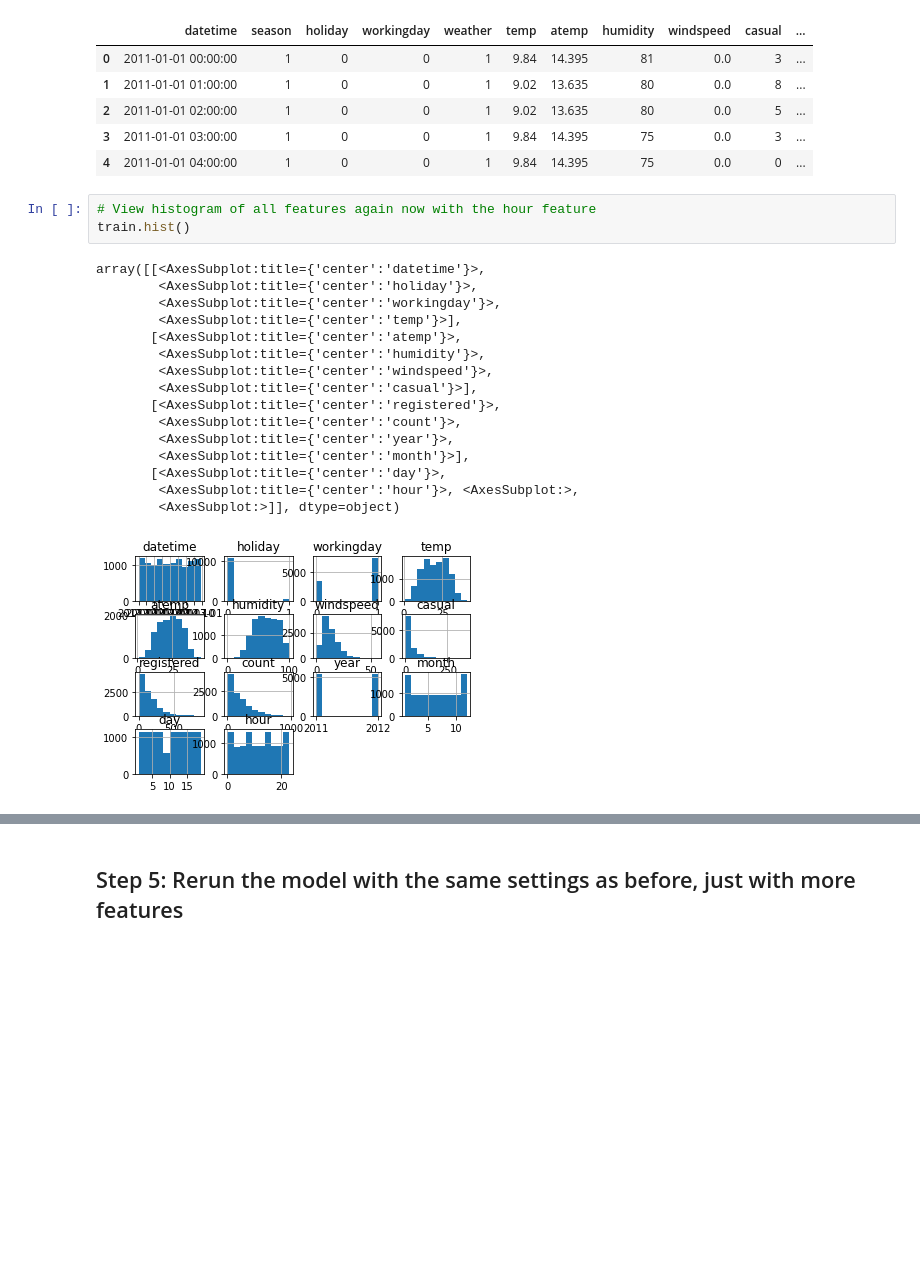
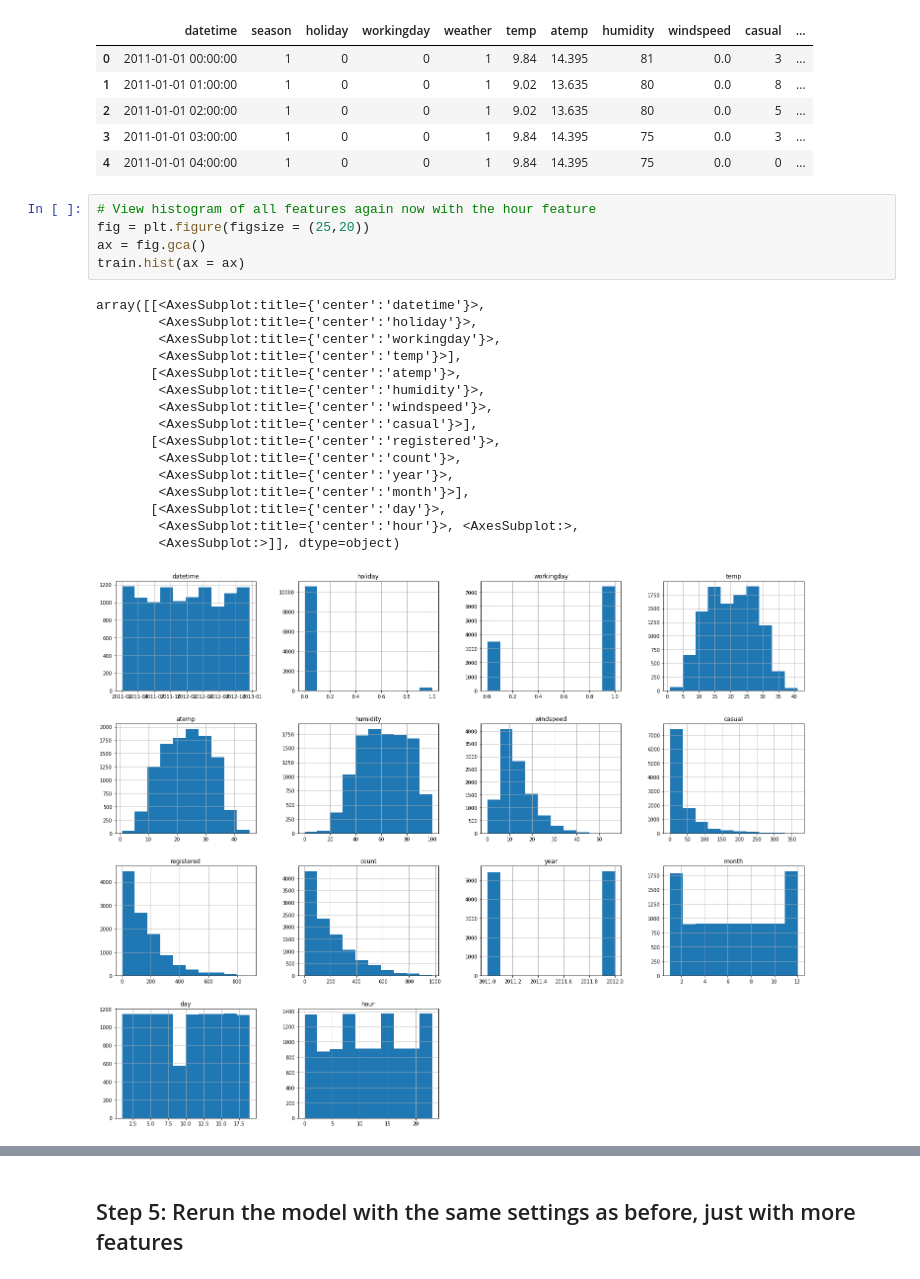
Before and after one commit to Afi83/nd009t-c1-intro-to-ml-project-starter, a Jupyter notebook: project-template.ipynb, the cells around one changed output, grey strips where cells are left out. Drawn from its saved outputs; the diff is of its cells as text; blank space fills up the shorter version.

```diff
--- a/project-template.ipynb
+++ b/project-template.ipynb
@@ -409,21 +412,23 @@ train.head()
 | 4 | 2011-01-01 04:00:00 | 1 | 0 | 0 | 1 | 9.84 | 14.395 | 75 | 0.0 | 0 | ... |
 # %%
 # View histogram of all features again now with the hour feature
-train.hist()
+fig = plt.figure(figsize = (25,20))
+ax = fig.gca()
+train.hist(ax = ax)
 # %% [output]
 array([[<AxesSubplot:title={'center':'datetime'}>,
         <AxesSubplot:title={'center':'holiday'}>,
         <AxesSubplot:title={'center':'workingday'}>,
         <AxesSubplot:title={'center':'temp'}>],
        [<AxesSubplot:title={'center':'atemp'}>,
         <AxesSubplot:title={'center':'humidity'}>,
         <AxesSubplot:title={'center':'windspeed'}>,
         <AxesSubplot:title={'center':'casual'}>],
        [<AxesSubplot:title={'center':'registered'}>,
         <AxesSubplot:title={'center':'count'}>,
         <AxesSubplot:title={'center':'year'}>,
         <AxesSubplot:title={'center':'month'}>],
        [<AxesSubplot:title={'center':'day'}>,
         <AxesSubplot:title={'center':'hour'}>, <AxesSubplot:>,
         <AxesSubplot:>]], dtype=object)
-[figure, old version]
+[figure, new version]
```
Also changed, not shown: parts of 24 cells of this notebook, 1 other file.
